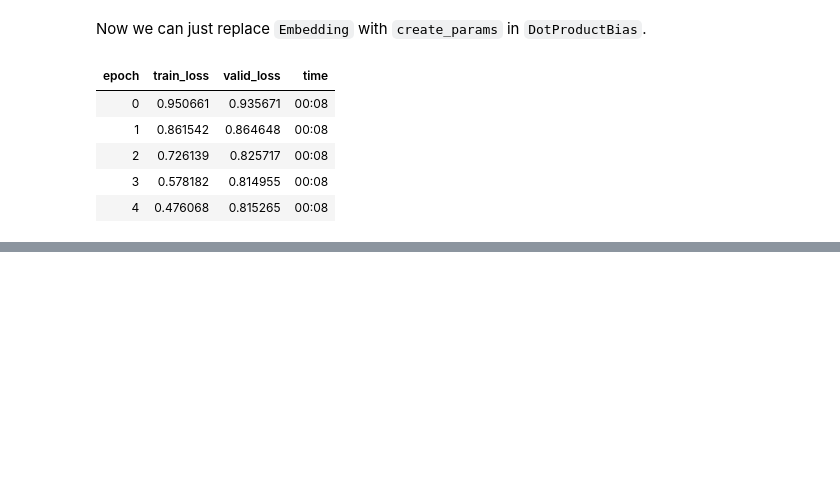
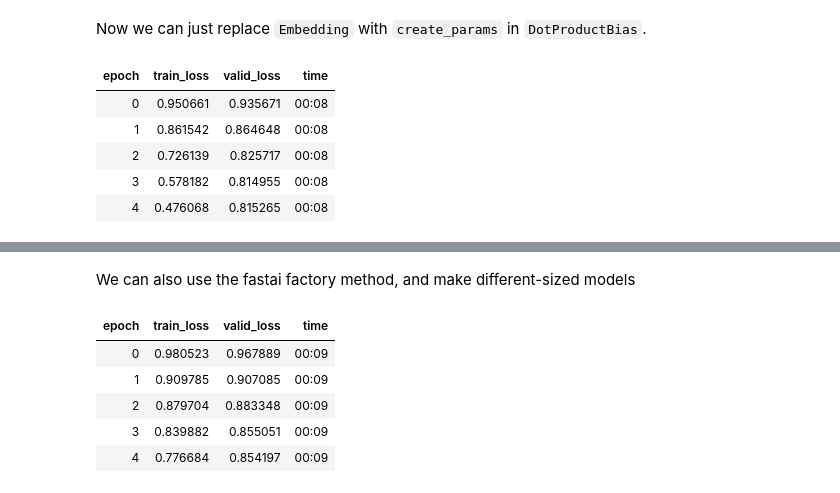
Before and after one commit to jaryaman/fastai-v4, a Jupyter notebook: notebooks/06-JA-collaborative-filtering.ipynb, the cells around one changed output, grey strips where cells are left out. Drawn from its saved outputs; the diff is of its cells as text; code cells hidden in the pictures; blank space fills up the shorter version.

```diff
--- a/notebooks/06-JA-collaborative-filtering.ipynb
+++ b/notebooks/06-JA-collaborative-filtering.ipynb
@@ -393,0 +521,12 @@ learn.fit_one_cycle(5, 5e-3, wd=0.1) # with weight decay
+# %% [markdown]
+We can also use the fastai factory method, and make different-sized models
+# %%
+learn = collab_learner(dls, use_nn=True, y_range=(0, 5.5), layers=[100,50])
+learn.fit_one_cycle(5, 5e-3, wd=0.1)
+# %% [output]
+| epoch | train_loss | valid_loss | time |
+| 0 | 0.980523 | 0.967889 | 00:09 |
+| 1 | 0.909785 | 0.907085 | 00:09 |
+| 2 | 0.879704 | 0.883348 | 00:09 |
+| 3 | 0.839882 | 0.855051 | 00:09 |
+| 4 | 0.776684 | 0.854197 | 00:09 |
```
Also changed, not shown: parts of 27 cells of this notebook.
